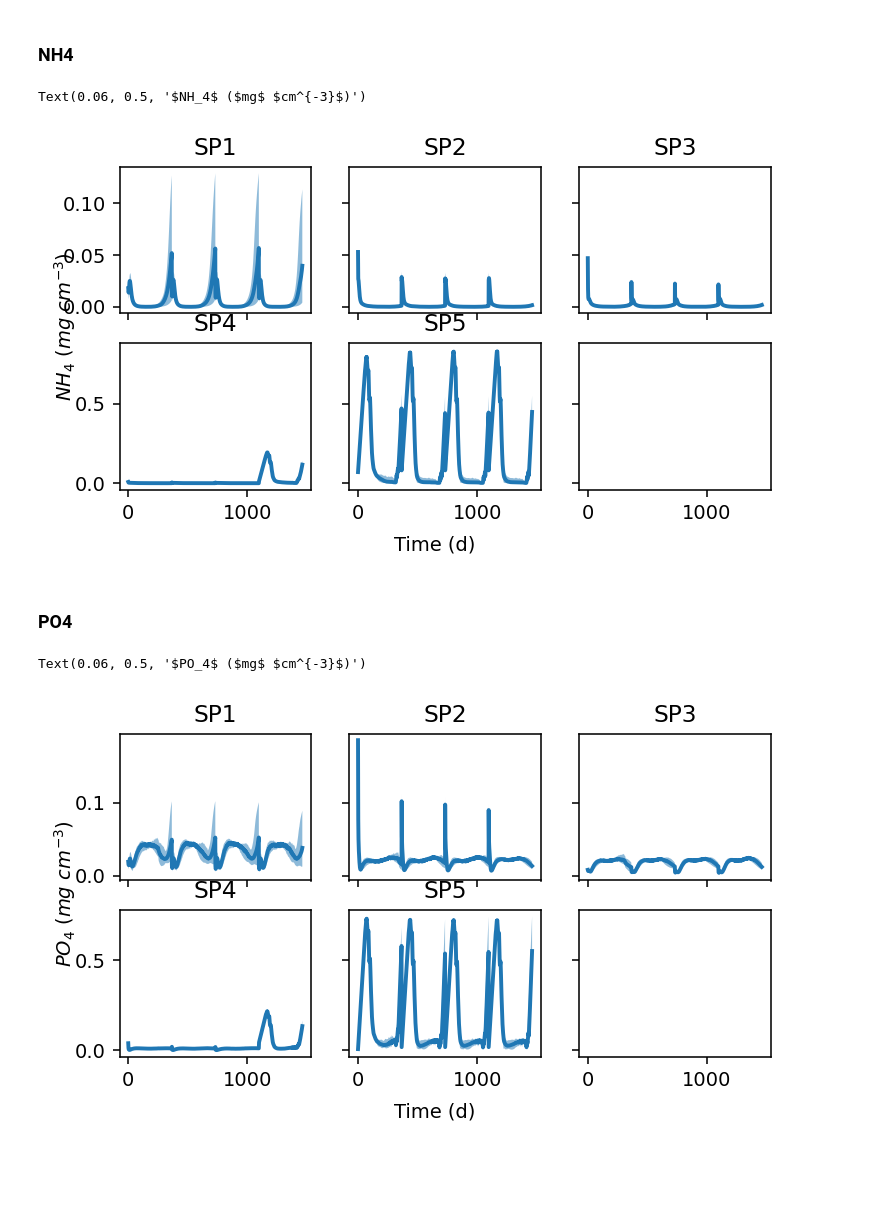
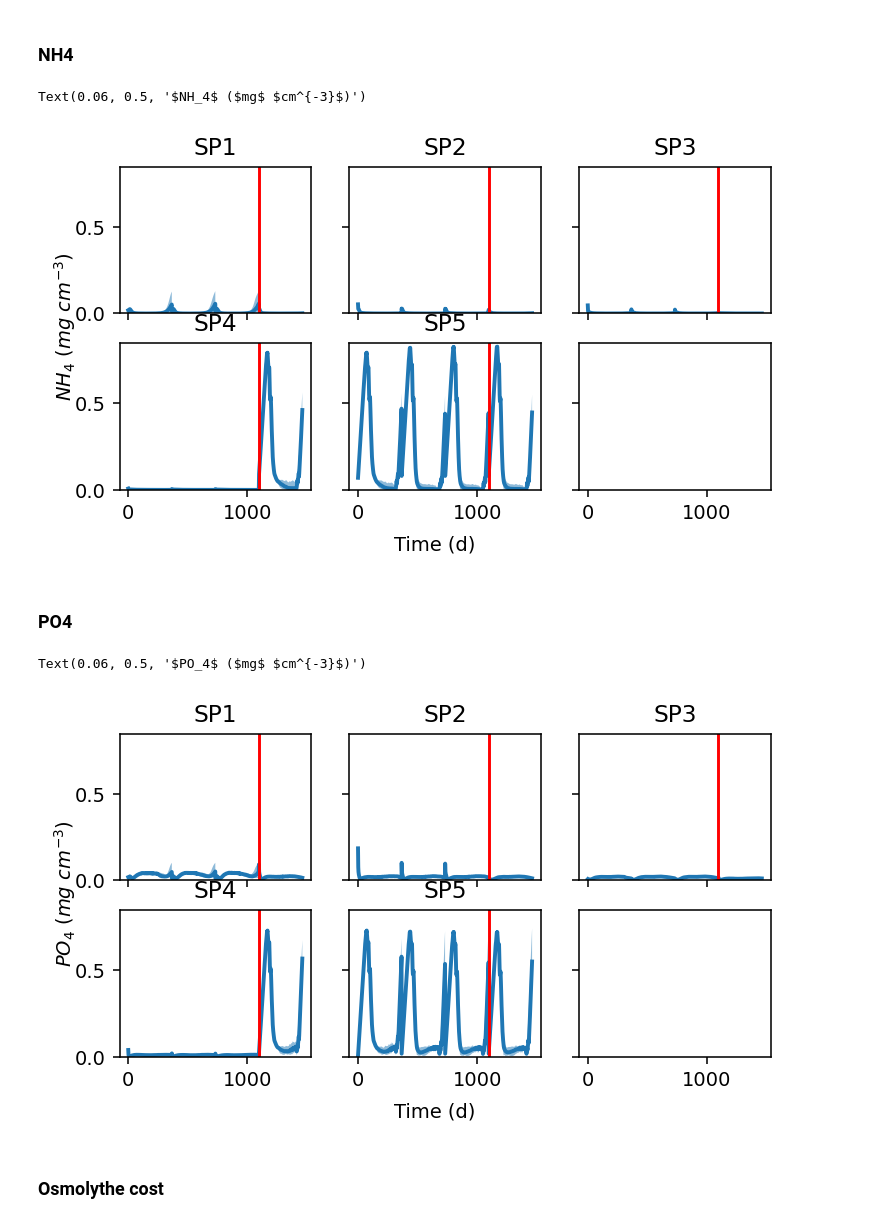
Before and after one commit to Luciana-cloud/DEMENT_gradcatch, a Jupyter notebook: DEMENT/output_cellulose/test_plots.ipynb, the cells around one changed output. Drawn from its saved outputs; the diff is of its cells as text; code cells hidden in the pictures; blank space fills up the shorter version.

```diff
--- a/DEMENT/output_cellulose/test_plots.ipynb
+++ b/DEMENT/output_cellulose/test_plots.ipynb
@@ -330,24 +340,34 @@ Sub_95_SP05    = np.percentile(SP05_cue,95,axis=0)/10000
 fig, ax = plt.subplots(2, 3, sharex='col', sharey='row', figsize = (6,3), dpi = 140)
 ax[0,0].fill_between(time,Sub_5_SP01,Sub_95_SP01, alpha=.5, linewidth=0,label="95% CI")
 ax[0,0].plot(time,Sub_mean_SP01, linewidth=2,label="Mean")
+ax[0,0].axvline(x = 365*3, color = 'r', label = 'Traslocation')
+ax[0,0].set_ylim([0, 0.85])
 ax[0,0].set_title('SP1')
 ax[0,1].fill_between(time,Sub_5_SP02,Sub_95_SP02, alpha=.5, linewidth=0,label="95% CI")
 ax[0,1].plot(time,Sub_mean_SP02, linewidth=2,label="Mean")
+ax[0,1].axvline(x = 365*3, color = 'r', label = 'Traslocation')
+ax[0,1].set_ylim([0, 0.85])
 ax[0,1].set_title('SP2')
 ax[0,2].fill_between(time,Sub_5_SP03,Sub_95_SP03, alpha=.5, linewidth=0,label="95% CI")
 ax[0,2].plot(time,Sub_mean_SP03, linewidth=2,label="Mean")
+ax[0,2].axvline(x = 365*3, color = 'r', label = 'Traslocation')
+ax[0,2].set_ylim([0, 0.85])
 ax[0,2].set_title('SP3')
 ax[1,0].fill_between(time,Sub_5_SP04,Sub_95_SP04, alpha=.5, linewidth=0,label="95% CI")
 ax[1,0].plot(time,Sub_mean_SP04, linewidth=2,label="Mean")
+ax[1,0].axvline(x = 365*3, color = 'r', label = 'Traslocation')
+ax[1,0].set_ylim([0, 0.85])
 ax[1,0].set_title('SP4')
 ax[1,1].fill_between(time,Sub_5_SP05,Sub_95_SP05, alpha=.5, linewidth=0,label="95% CI")
 ax[1,1].plot(time,Sub_mean_SP05, linewidth=2,label="Mean")
+ax[1,1].axvline(x = 365*3, color = 'r', label = 'Traslocation')
+ax[1,1].set_ylim([0, 0.85])
 ax[1,1].set_title('SP5')
 fig.text(0.5, -0.02, 'Time (d)', ha='center', va='center')
 fig.text(0.06, 0.5, '$NH_4$ ($mg$ $cm^{-3}$)', ha='center', va='center', rotation='vertical')
 # %% [output]
 Text(0.06, 0.5, '$NH_4$ ($mg$ $cm^{-3}$)')
-[figure, old version]
+[figure, new version]
 # %% [markdown]
 ### PO4
 # %%
@@ -382,22 +402,34 @@ Sub_95_SP05    = np.percentile(SP05_cue,95,axis=0)/10000
 # %%
 fig, ax = plt.subplots(2, 3, sharex='col', sharey='row', figsize = (6,3), dpi = 140)
 ax[0,0].fill_between(time,Sub_5_SP01,Sub_95_SP01, alpha=.5, linewidth=0,label="95% CI")
 ax[0,0].plot(time,Sub_mean_SP01, linewidth=2,label="Mean")
+ax[0,0].axvline(x = 365*3, color = 'r', label = 'Traslocation')
+ax[0,0].set_ylim([0, 0.85])
 ax[0,0].set_title('SP1')
 ax[0,1].fill_between(time,Sub_5_SP02,Sub_95_SP02, alpha=.5, linewidth=0,label="95% CI")
 ax[0,1].plot(time,Sub_mean_SP02, linewidth=2,label="Mean")
+ax[0,1].axvline(x = 365*3, color = 'r', label = 'Traslocation')
+ax[0,1].set_ylim([0, 0.85])
 ax[0,1].set_title('SP2')
 ax[0,2].fill_between(time,Sub_5_SP03,Sub_95_SP03, alpha=.5, linewidth=0,label="95% CI")
 ax[0,2].plot(time,Sub_mean_SP03, linewidth=2,label="Mean")
+ax[0,2].axvline(x = 365*3, color = 'r', label = 'Traslocation')
+ax[0,2].set_ylim([0, 0.85])
 ax[0,2].set_title('SP3')
 ax[1,0].fill_between(time,Sub_5_SP04,Sub_95_SP04, alpha=.5, linewidth=0,label="95% CI")
 ax[1,0].plot(time,Sub_mean_SP04, linewidth=2,label="Mean")
+ax[1,0].axvline(x = 365*3, color = 'r', label = 'Traslocation')
+ax[1,0].set_ylim([0, 0.85])
 ax[1,0].set_title('SP4')
 ax[1,1].fill_between(time,Sub_5_SP05,Sub_95_SP05, alpha=.5, linewidth=0,label="95% CI")
 ax[1,1].plot(time,Sub_mean_SP05, linewidth=2,label="Mean")
+ax[1,1].axvline(x = 365*3, color = 'r', label = 'Traslocation')
+ax[1,1].set_ylim([0, 0.85])
 ax[1,1].set_title('SP5')
 fig.text(0.5, -0.02, 'Time (d)', ha='center', va='center')
 fig.text(0.06, 0.5, '$PO_4$ ($mg$ $cm^{-3}$)', ha='center', va='center', rotation='vertical')
 # %% [output]
 Text(0.06, 0.5, '$PO_4$ ($mg$ $cm^{-3}$)')
-[figure, old version]
+[figure, new version]
+# %% [markdown]
+### Osmolythe cost
```
Also changed, not shown: parts of 20 cells of this notebook.
